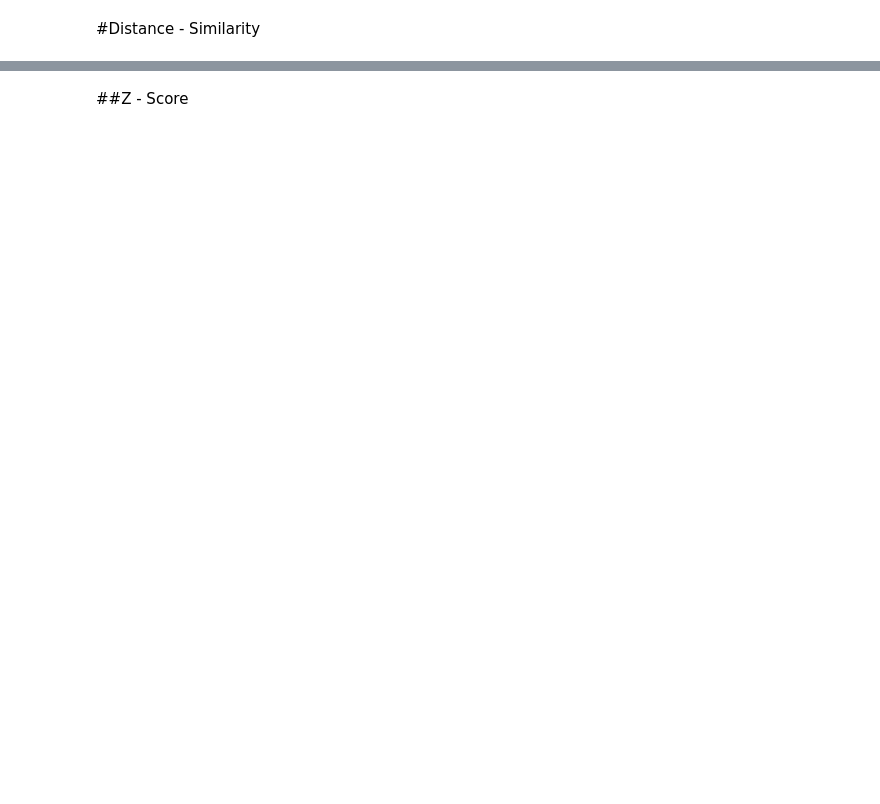
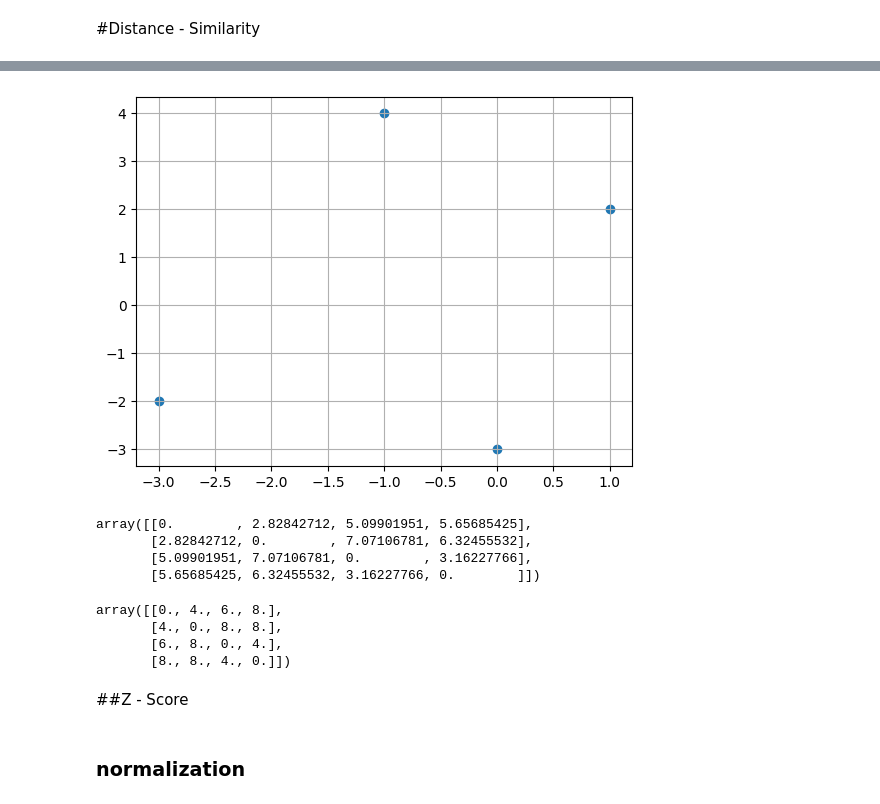
Before and after one commit to Phimphika113/BSC_DPDM23, a Jupyter notebook: Understanding_Data.ipynb, the cells around one changed output, grey strips where cells are left out. Cells and saved outputs as stored; diff of their text form; code cells hidden in the pictures; blank space fills up the shorter version.

```diff
--- a/Understanding_Data.ipynb
+++ b/Understanding_Data.ipynb
@@ -290,0 +335,2 @@ from numpy
+# %%
+data_points = np.array([[1,2],[-1,4],[0,-3],[-3,-2]])
@@ -291,2 +344,23 @@ from numpy
+# %%
+plt.scatter(data_points[:,0],data_points[:,1])
+plt.grid(True)
+# %% [output]
+[figure, added]
+# %%
+distance_matrix(data_points,data_points) # default p=2 Euclidean distance
+# %% [output]
+array([[0.        , 2.82842712, 5.09901951, 5.65685425],
+       [2.82842712, 0.        , 7.07106781, 6.32455532],
+       [5.09901951, 7.07106781, 0.        , 3.16227766],
+       [5.65685425, 6.32455532, 3.16227766, 0.        ]])
+# %%
+distance_matrix(data_points,data_points,p=1) # p=1 City block distance
+# %% [output]
+array([[0., 4., 6., 8.],
+       [4., 0., 8., 8.],
+       [6., 8., 0., 4.],
+       [8., 8., 4., 0.]])
 # %% [markdown]
 ##Z - Score
+# %% [markdown]
+### normalization
```
Also changed, not shown: parts of 16 cells of this notebook.
